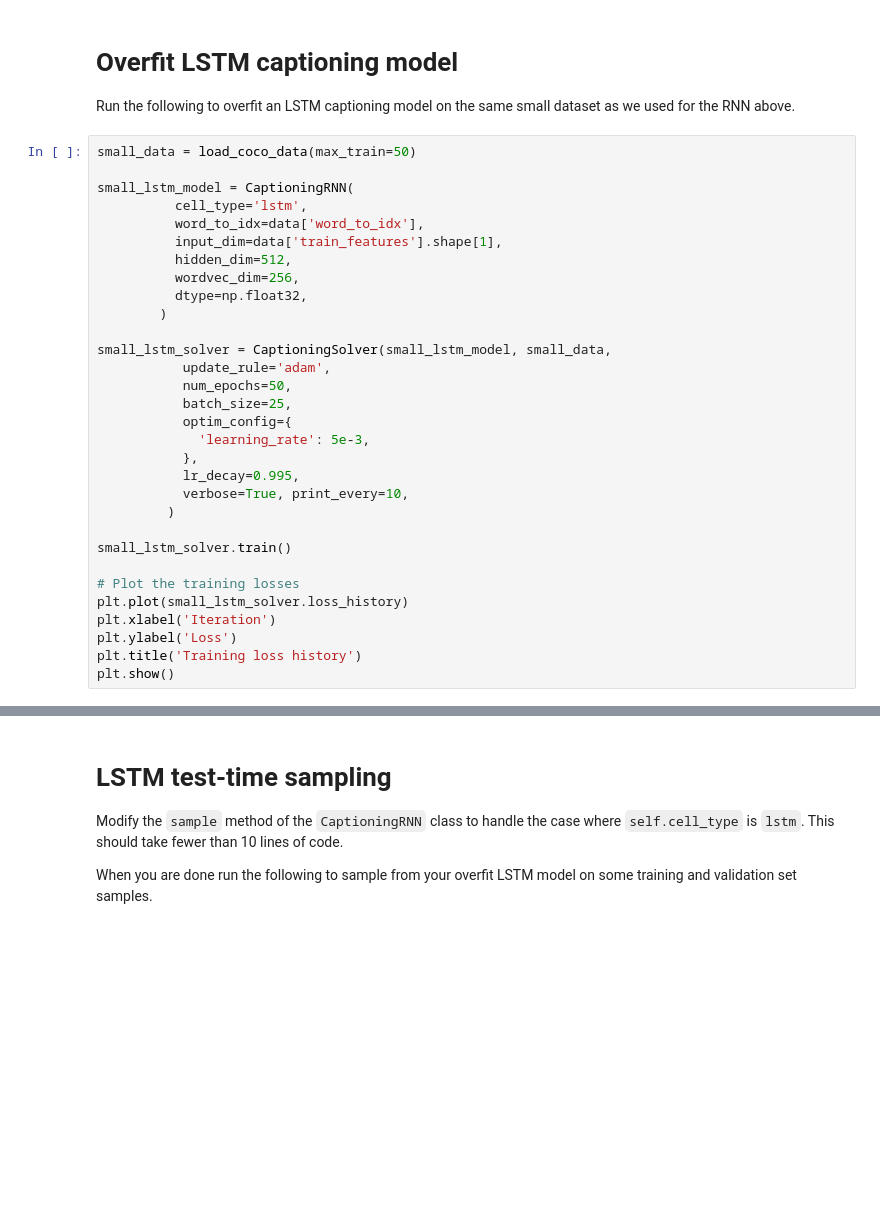
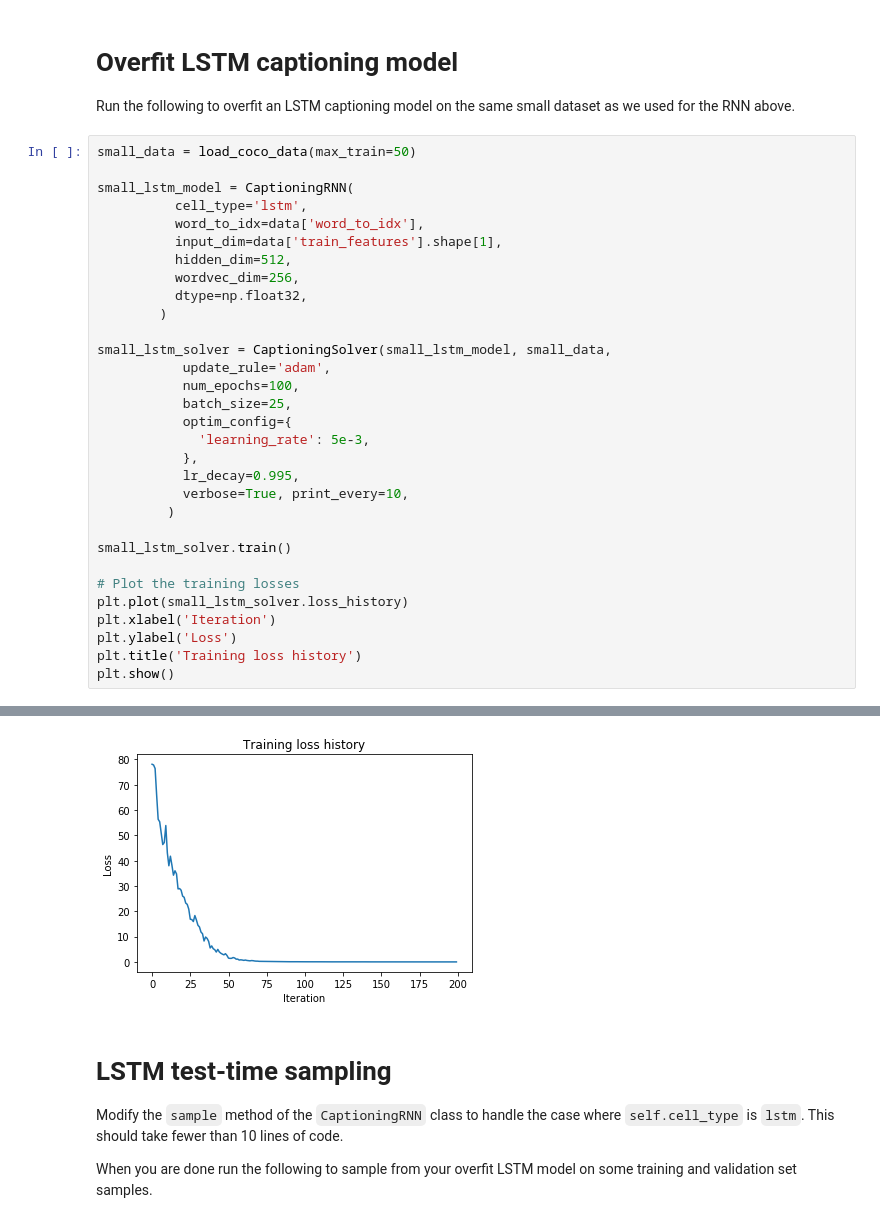
Before and after one commit to yinwang0/cs231n, a Jupyter notebook: assignment3/LSTM_Captioning.ipynb, the cells around one changed output, grey strips where cells are left out. Saved outputs shown, nothing was run; the diff lists cells and outputs as text; blank space fills up the shorter version.

```diff
--- a/assignment3/LSTM_Captioning.ipynb
+++ b/assignment3/LSTM_Captioning.ipynb
@@ -281,7 +290,7 @@ small_lstm_model = CaptioningRNN(
 
 small_lstm_solver = CaptioningSolver(small_lstm_model, small_data,
            update_rule='adam',
-           num_epochs=50,
+           num_epochs=100,
            batch_size=25,
            optim_config={
              'learning_rate': 5e-3,
@@ -298,3 +307,4 @@ plt.xlabel('Iteration')
 plt.ylabel('Loss')
 plt.title('Training loss history')
 plt.show()
+# %% [output]
@@ -301,3 +331,4 @@ plt.show()
+[figure, added]
 # %% [markdown]
 # LSTM test-time sampling
 Modify the `sample` method of the `CaptioningRNN` class to handle the case where `self.cell_type` is `lstm`. This should take fewer than 10 lines of code.
```
Also changed, not shown: parts of 8 cells of this notebook, 2 other files.
